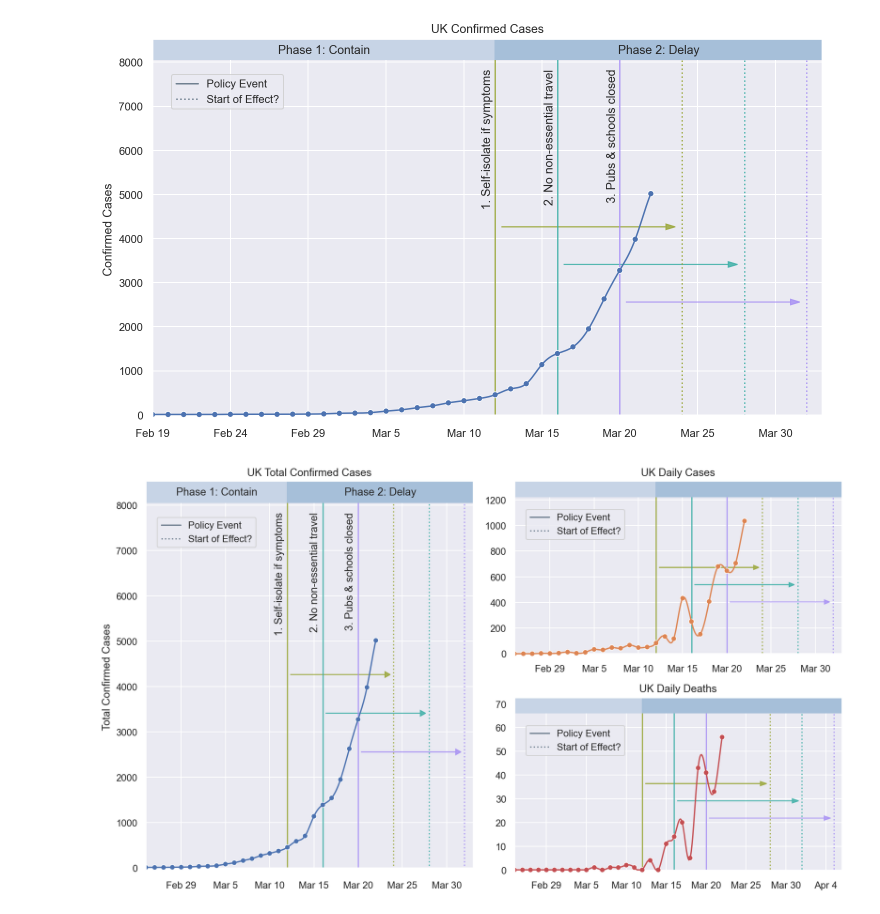
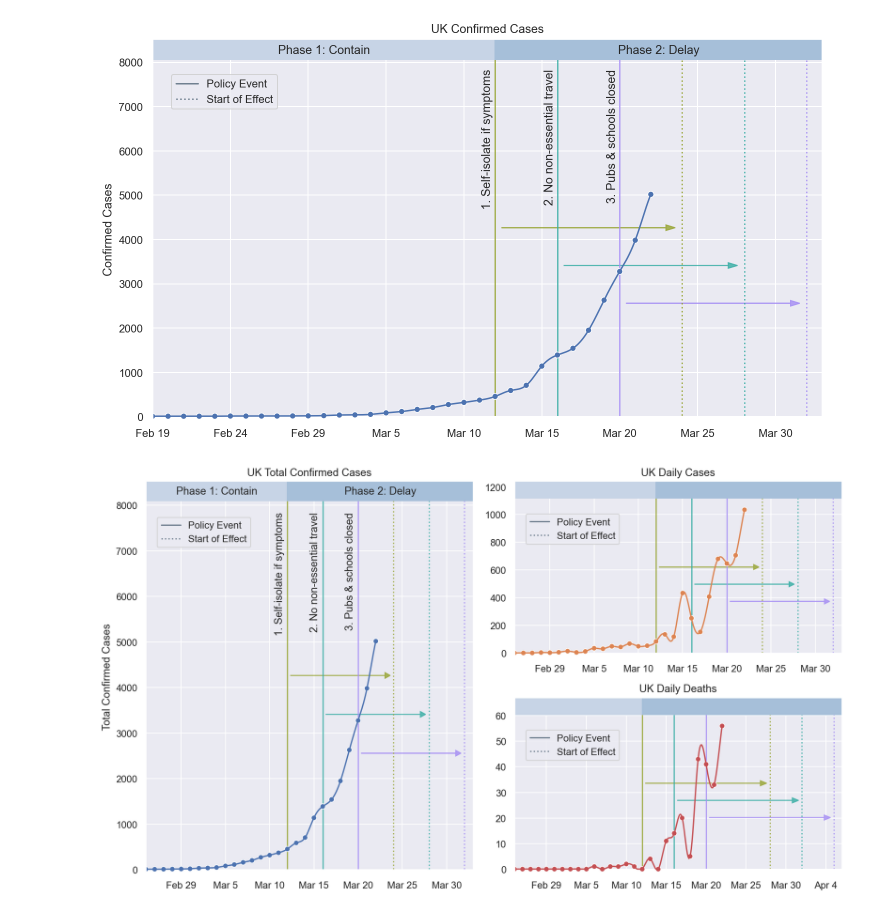
Before and after one commit to arnfred/covid-19, a Jupyter notebook: Covid-plotting.ipynb, the cells around one changed output. Drawn from its saved outputs; the diff is of its cells as text; code cells hidden in the pictures.

```diff
--- a/Covid-plotting.ipynb
+++ b/Covid-plotting.ipynb
@@ -76,7 +76,7 @@ def plot_timeline(title, df, metadata, start_date, ax, show_text = True, x_scale
     }
 
     plot_ceil = max(y)*(y_scale + 0.7)
-    plot_floor = max(y)*-0.02
+    plot_floor = max(y)*-(0.012/y_scale)
     data_start_date = pd.to_datetime(df.index[0]).date()
     data_end_date = pd.to_datetime(df.index[-1]).date()
     delay_past_data_end_date = event_delay - (data_end_date - metadata['events'][-1]['date']).days if event_delay else 0
@@ -105,11 +105,11 @@ def plot_timeline(title, df, metadata, start_date, ax, show_text = True, x_scale
         start_y = -plot_ceil*0.02
         width = (end - start_date).days + plot_start - start_x
         color = phase_colors[phase['type']]
-        rect = patches.Rectangle((start_x, plot_ceil), width, (-plot_ceil*0.055) / y_scale, edgecolor=color, facecolor=color, zorder=0.8)
+        rect = patches.Rectangle((start_x, plot_ceil), width, (-plot_ceil*0.05) / y_scale, edgecolor=color, facecolor=color, zorder=0.8)
         ax.add_patch(rect)
         label = "Phase {}: {}".format(i+1, phase['type'].title())
         if show_text:
-            ax.text(start_x + width/2.0, plot_ceil*0.985, label, verticalalignment='top', horizontalalignment='center')
+            ax.text(start_x + width/2.0, plot_ceil*0.987, label, verticalalignment='top', horizontalalignment='center')
 
     # Plot events
     event_palette = sns.color_palette("husl", len(metadata['events'])+1)
@@ -144,7 +144,7 @@ def plot_timeline(title, df, metadata, start_date, ax, show_text = True, x_scale
         ax.set_ylabel("{}".format(title.title()))
 
     # Draw Legend
-    legend = ax.legend([ax.axvline(-10, -10, 1, linestyle='-', color='slategray'), ax.axvline(-10, -10, 1, linestyle=':', color='slategray')], ["Policy Event", "Start of Effect?"], loc="upper left", bbox_to_anchor=(0.02, 1 - (0.08/y_scale)), bbox_transform=ax.transAxes)
+    legend = ax.legend([ax.axvline(-10, -10, 1, linestyle='-', color='slategray'), ax.axvline(-10, -10, 1, linestyle=':', color='slategray')], ["Policy Event", "Start of Effect"], loc="upper left", bbox_to_anchor=(0.02, 1 - (0.08/y_scale)), bbox_transform=ax.transAxes)
 # %%
 
 uk_metadata = {
@@ -170,15 +170,16 @@ plot_timeline("Confirmed Cases", data.loc['United Kingdom']['total_cases'], uk_m
 # %%
 def plot_country(metadata, start_date):
     palette = sns.color_palette()
     ax3 = plt.subplot(121)
     #plot_timeline("Total Confirmed Cases", data.loc['United Kingdom']['total_deaths'], metadata, start_date, ax3, x_scale=0.5, line_color=palette[3])
     plot_timeline("Total Confirmed Cases", data.loc['United Kingdom']['total_cases'], metadata, start_date, ax3, x_scale=0.5, line_color=palette[0], event_delay=12)
     ax1 = plt.subplot(222)
-    plot_timeline("Daily Cases", data.loc['United Kingdom']['new_cases'], metadata, start_date, ax1, show_text=False, y_scale=0.6, line_color=palette[1], event_delay=12)
+    plot_timeline("Daily Cases", data.loc['United Kingdom']['new_cases'], metadata, start_date, ax1, show_text=False, y_scale=0.5, line_color=palette[1], event_delay=12)
     ax2 = plt.subplot(224)
-    plot_timeline("Daily Deaths", data.loc['United Kingdom']['new_deaths'], metadata, start_date, ax2, show_text=False, y_scale=0.6, line_color=palette[3], event_delay=16)
+    plot_timeline("Daily Deaths", data.loc['United Kingdom']['new_deaths'], metadata, start_date, ax2, show_text=False, y_scale=0.5, line_color=palette[3], event_delay=16)
     plt.tight_layout()
 
 plot_country(uk_metadata, date(2020, 2, 25))
+plt.savefig("plots/uk.png", dpi=300)
 # %% [output]
-[figure, old version]
+[figure, new version]
```
Also changed, not shown: parts of 1 cell of this notebook, 2 other files.
